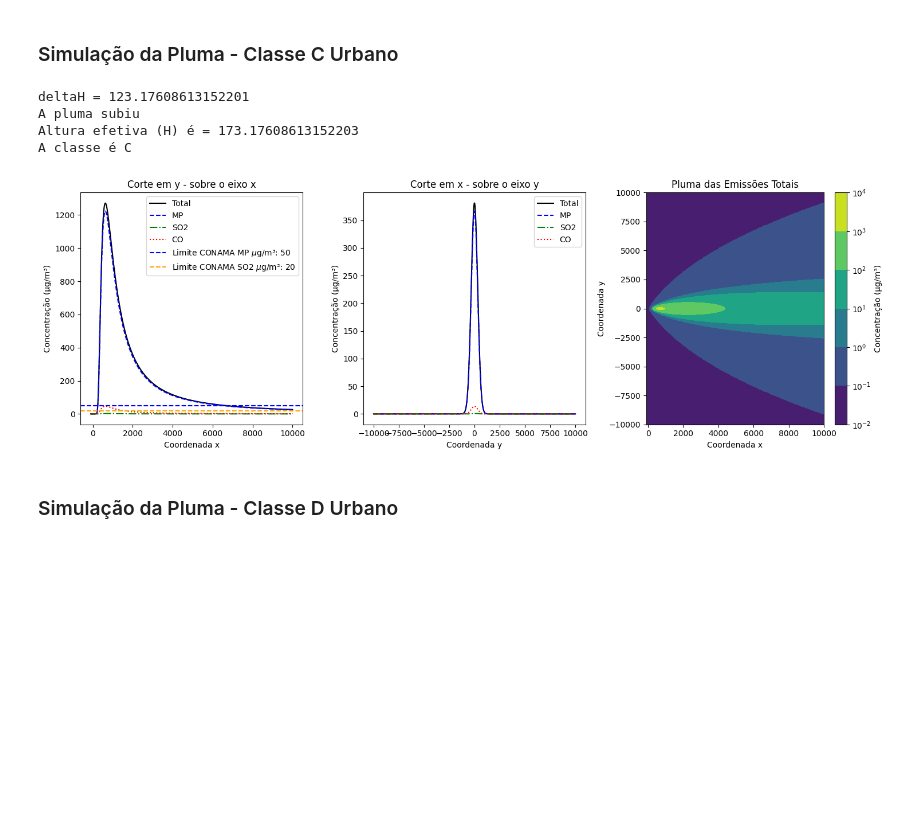
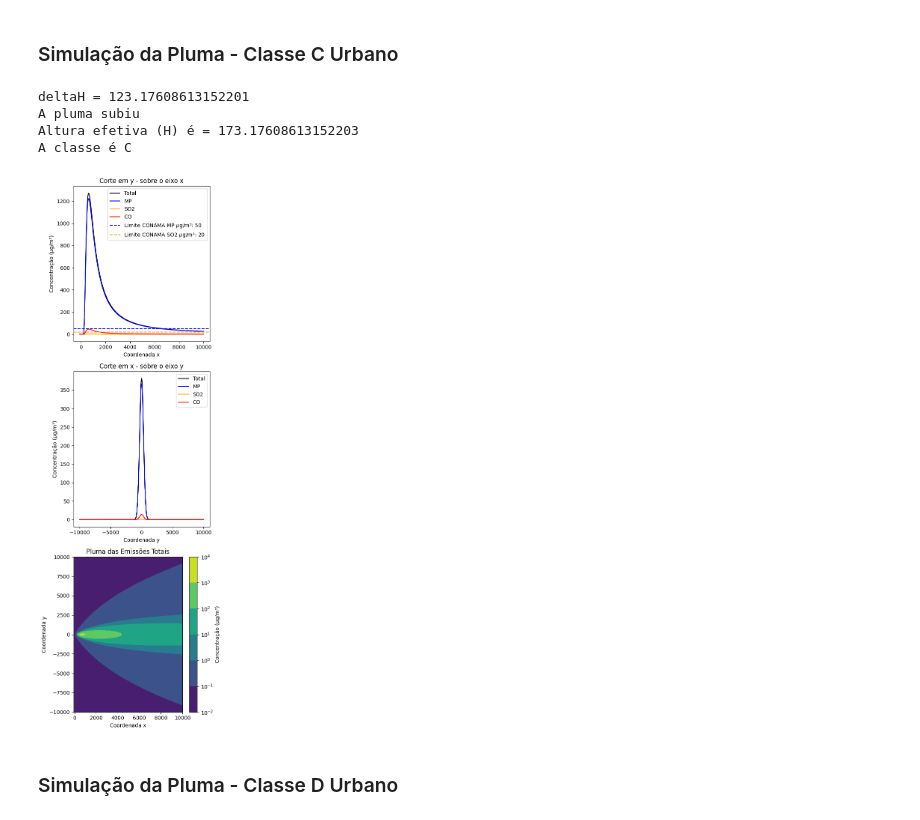
Before and after one commit to Bianca-bonetti/controledepoluicaoatm, a Jupyter notebook: Atividade03.ipynb, the cells around one changed output. Saved outputs shown, nothing was run; the diff lists cells and outputs as text; code cells hidden in the pictures; blank space fills up the shorter version.

```diff
--- a/Atividade03.ipynb
+++ b/Atividade03.ipynb
@@ -703,46 +755,46 @@ conc_CO = modeloGaussiano(qsCO, sigmaY, sigmaZ, u, yy, z, hef)
 conc_total = conc_MP + conc_SO2 + conc_CO
 
 # Visualização dos resultados no espaço
-fig, (ax1, ax2, ax3) = plt.subplots(1, 3, figsize=(15, 5))
+fig, (ax1, ax2, ax3) = plt.subplots(3, figsize=(5, 15))
 
 # Gráfico 1: Corte em y - sobre o eixo x
 ax1.plot(x, conc_total[250, :], label='Total', linestyle='-', color='black')
-ax1.plot(x, conc_MP[250, :], label='MP', linestyle='--', color='blue')
-ax1.plot(x, conc_SO2[250, :], label='SO2', linestyle='-.', color='green')
-ax1.plot(x, conc_CO[250, :], label='CO', linestyle=':', color='red')
+ax1.plot(x, conc_MP[250, :], label='MP', linestyle='-', color='blue')
+ax1.plot(x, conc_SO2[250, :], label='SO2', linestyle='-', color='orange')
+ax1.plot(x, conc_CO[250, :], label='CO', linestyle='-', color='red')
 ax1.axhline(y=conama_limits['MP'], color='blue', linestyle='--', label=f'Limite CONAMA MP $\mu$g/m³: {conama_limits["MP"]}')
 ax1.axhline(y=conama_limits['SO2'], color='orange', linestyle='--', label=f'Limite CONAMA SO2 $\mu$g/m³: {conama_limits["SO2"]}')
 ax1.set_title('Corte em y - sobre o eixo x')
 ax1.set_xlabel('Coordenada x')
 ax1.set_ylabel('Concentração (µg/m³)')
 ax1.legend()
 
 # Gráfico 2: Corte em x - sobre o eixo y
 ax2.plot(yy[:, 100], conc_total[:, 100], label='Total', linestyle='-', color='black')
-ax2.plot(yy[:, 100], conc_MP[:, 100], label='MP', linestyle='--', color='blue')
-ax2.plot(yy[:, 100], conc_SO2[:, 100], label='SO2', linestyle='-.', color='green')
-ax2.plot(yy[:, 100], conc_CO[:, 100], label='CO', linestyle=':', color='red')
+ax2.plot(yy[:, 100], conc_MP[:, 100], label='MP', linestyle='-', color='blue')
+ax2.plot(yy[:, 100], conc_SO2[:, 100], label='SO2', linestyle='-', color='orange')
+ax2.plot(yy[:, 100], conc_CO[:, 100], label='CO', linestyle='-', color='red')
 ax2.set_title('Corte em x - sobre o eixo y')
 ax2.set_xlabel('Coordenada y')
 ax2.set_ylabel('Concentração (µg/m³)')
 ax2.legend()
 
 # Gráfico 3: Visualização da pluma das emissões totais
 contour_total = ax3.contourf(xx, yy, conc_total + 0.1, norm=LogNorm())
 ax3.set_title('Pluma das Emissões Totais')
 ax3.set_xlabel('Coordenada x')
 ax3.set_ylabel('Coordenada y')
 plt.colorbar(contour_total, ax=ax3, label='Concentração (µg/m³)')
 
 # Ajusta a disposição dos subplots para evitar sobreposição
 plt.tight_layout()
 plt.show()
 # %% [output]
 deltaH = 123.17608613152201
 A pluma subiu
 Altura efetiva (H) é = 173.17608613152203
 A classe é C
-[figure, old version]
+[figure, new version]
 # %% [markdown]
 ### Simulação da Pluma - Classe D Urbano
 # %%
```
Also changed, not shown: parts of 15 cells of this notebook.
